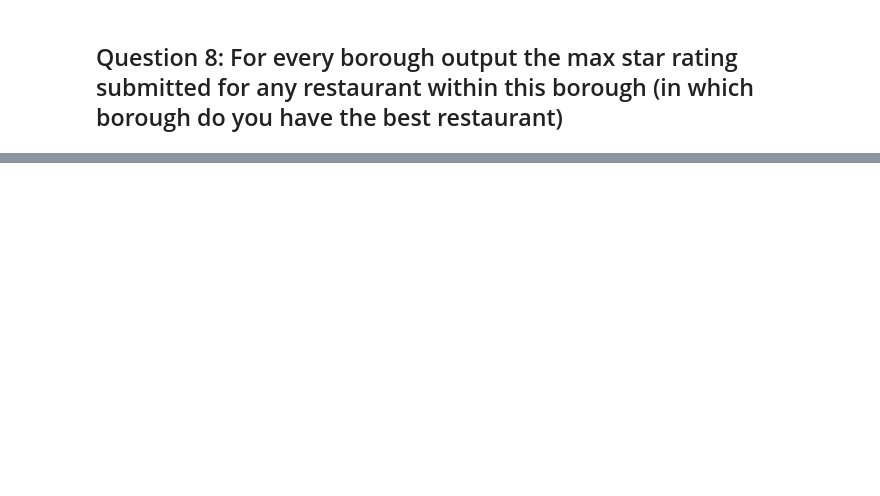
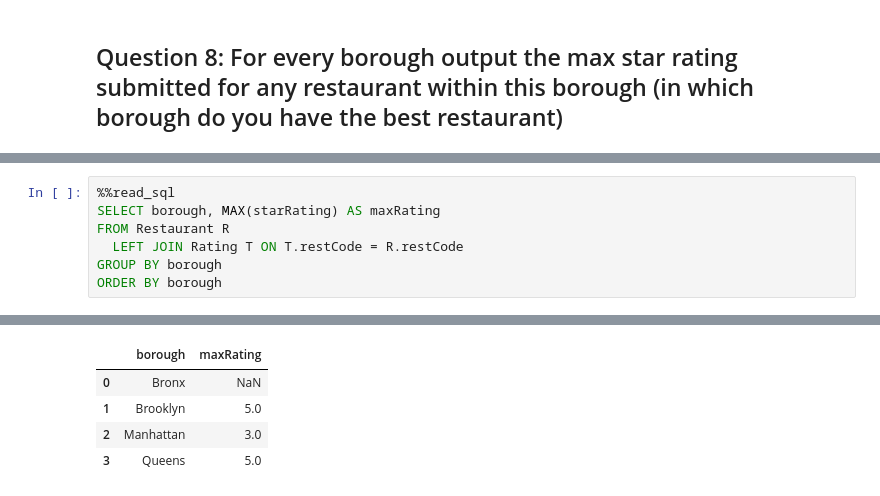
Before and after one commit to ipeirotis/introduction-to-databases, a Jupyter notebook: session5/practice_queries_join_and_aggregation_solutions.ipynb, the cells around one changed output, grey strips where cells are left out. Drawn from its saved outputs; the diff is of its cells as text; blank space fills up the shorter version.

```diff
--- a/session5/practice_queries_join_and_aggregation_solutions.ipynb
+++ b/session5/practice_queries_join_and_aggregation_solutions.ipynb
@@ -307,0 +367,8 @@ Query started at 05:03:00 PM UTC; Query executed in 0.01 m
+# %%
+%%read_sql
+SELECT borough, MAX(starRating) AS maxRating
+FROM Restaurant R
+  LEFT JOIN Rating T ON T.restCode = R.restCode
+GROUP BY borough
+ORDER BY borough
+# %% [output]
@@ -307,0 +376,5 @@ Query started at 05:03:00 PM UTC; Query executed in 0.01 m
+|  | borough | maxRating |
+| 0 | Bronx | NaN |
+| 1 | Brooklyn | 5.0 |
+| 2 | Manhattan | 3.0 |
+| 3 | Queens | 5.0 |
```
Also changed, not shown: parts of 6 cells of this notebook.
